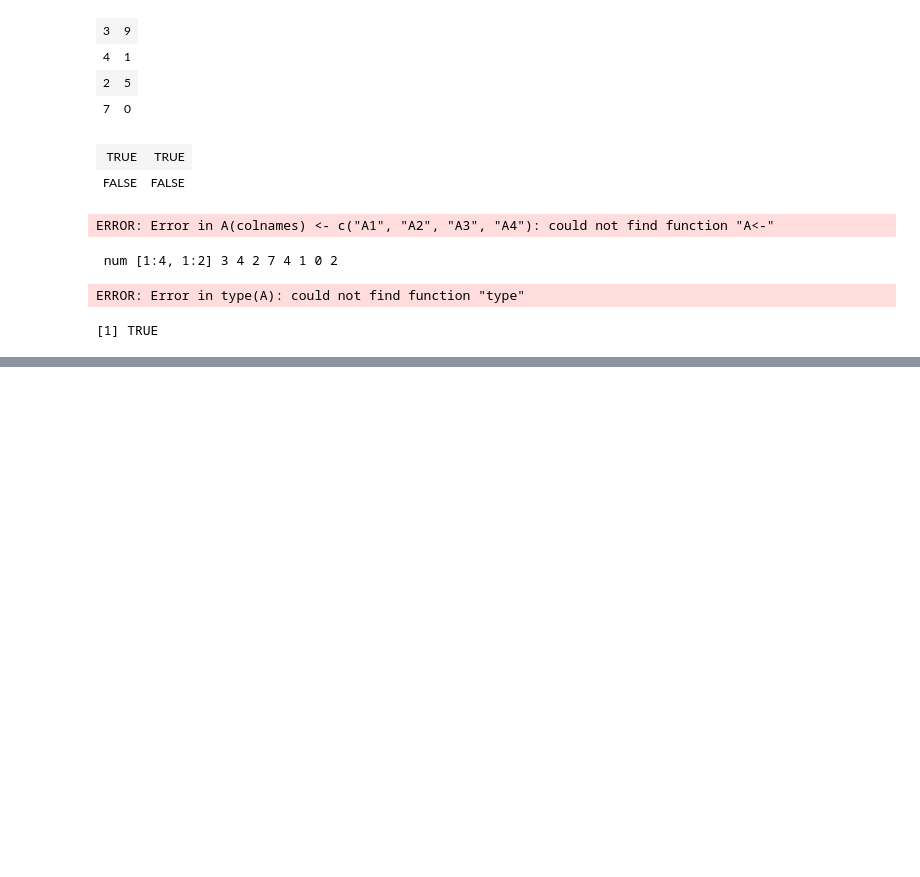
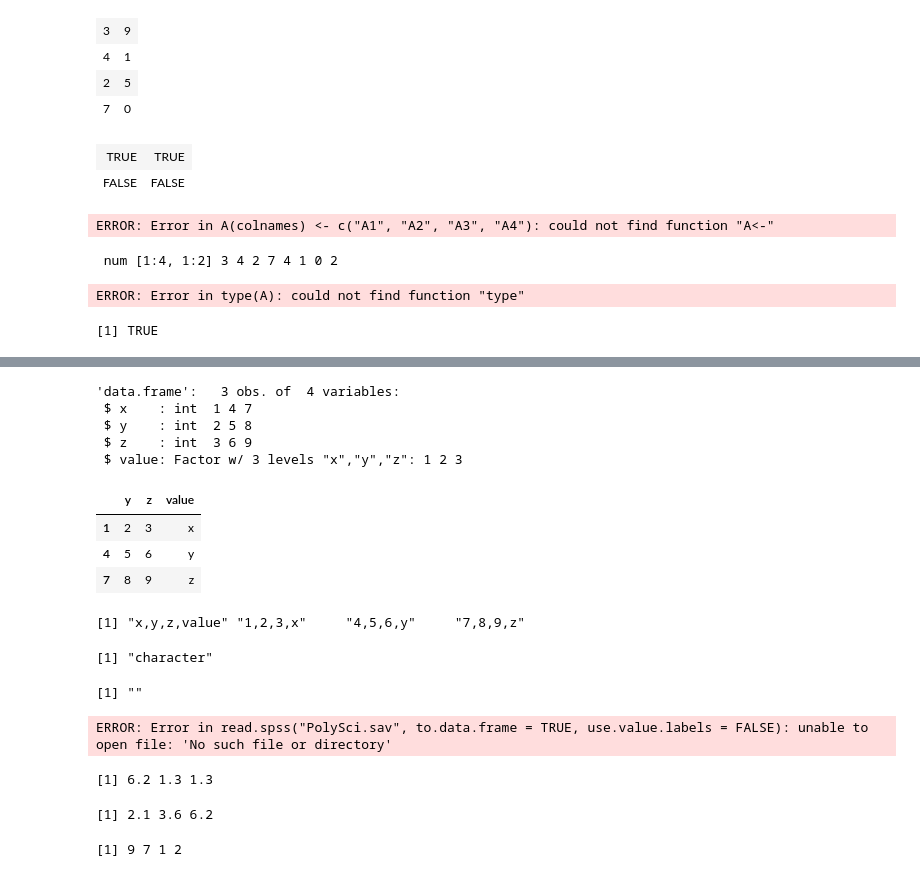
Before and after one commit to mlaai/Deep-Learning, a Jupyter notebook: Code/Projects/Data/RQuickReference.ipynb, the cells around one changed output, grey strips where cells are left out. Drawn from its saved outputs; the diff is of its cells as text; code cells hidden in the pictures; blank space fills up the shorter version.

```diff
--- a/Code/Projects/Data/RQuickReference.ipynb
+++ b/Code/Projects/Data/RQuickReference.ipynb
@@ -628,0 +678,37 @@ is.matrix(A)
+# %%
+str(sample)
+# %% [output]
+'data.frame':   3 obs. of  4 variables:
+ $ x    : int  1 4 7
+ $ y    : int  2 5 8
+ $ z    : int  3 6 9
+ $ value: Factor w/ 3 levels "x","y","z": 1 2 3
+# %%
+sample2 = read.csv("data.csv", row.names=1)
+# %%
+sample2
+# %% [output]
+|  | y | z | value |
+| 1 | 2 | 3 | x |
+| 4 | 5 | 6 | y |
+| 7 | 8 | 9 | z |
+# %%
+sample3 <- scan("data.csv",nlines="4", what="")
+sample3
+# %% [output]
+[1] "x,y,z,value" "1,2,3,x"     "4,5,6,y"     "7,8,9,z"
+# %%
+class(sample3)
+# %% [output]
+[1] "character"
+# %%
+library(readxl)
+datasets <- system.file("dataexcel.xlsx", package="readxl")
+datasets
+# %% [output]
+[1] ""
+# %%
+library(foreign)
+PoliSciSPSSData <- read.spss("PolySci.sav", to.data.frame=TRUE, use.value.labels=FALSE)
+# %% [output]
+ERROR: Error in read.spss("PolySci.sav", to.data.frame = TRUE, use.value.labels = FALSE): unable to open file: 'No such file or directory'
@@ -628,0 +717,11 @@ is.matrix(A)
+# %%
+#Statistics
+library(dplyr)
+x <- c(1.3,2.6,2.1,4.2,6.2,3.4,1.3,3.6,1.4)
+sample(x,3) #Random number generator
+sample(x,3)
+sample(9,4)
+# %% [output]
+[1] 6.2 1.3 1.3
+[1] 2.1 3.6 6.2
+[1] 9 7 1 2
```
Also changed, not shown: parts of 19 cells of this notebook.
